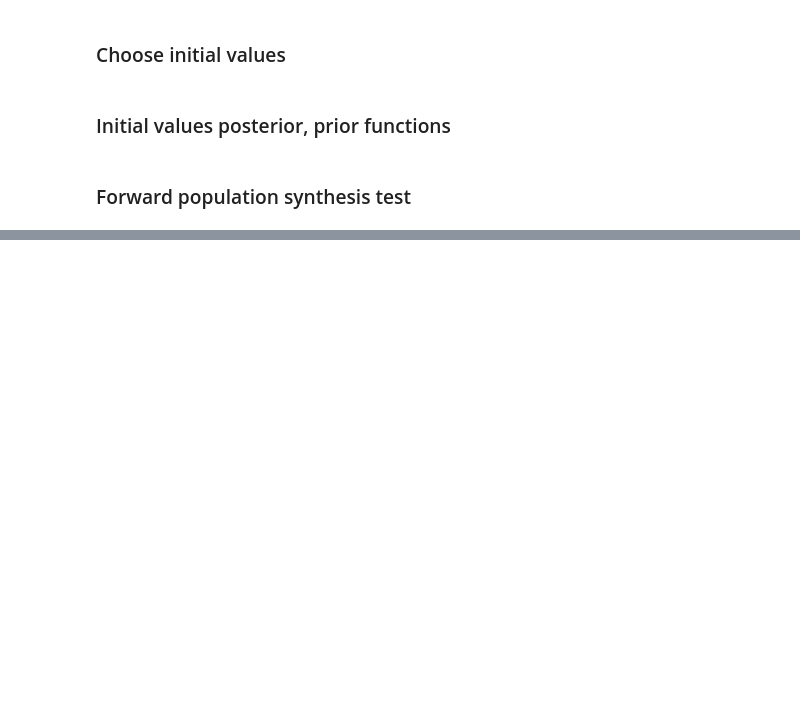
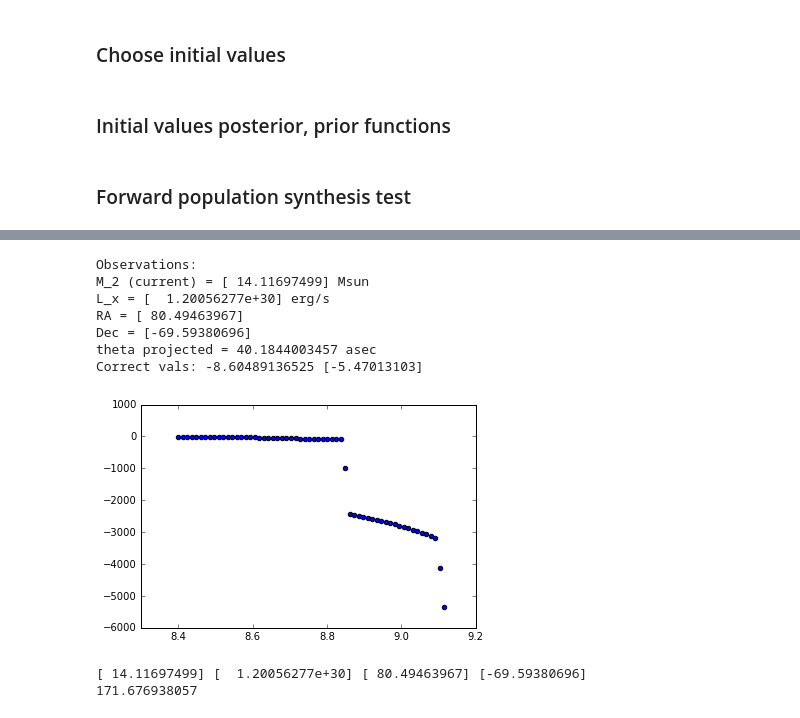
Before and after one commit to astroJeff/XRB, a Jupyter notebook: notebooks/LMC HMXB.ipynb, the cells around one changed output, grey strips where cells are left out. Saved outputs shown, nothing was run; the diff lists cells and outputs as text; code cells hidden in the pictures; blank space fills up the shorter version.

```diff
--- a/notebooks/LMC HMXB.ipynb
+++ b/notebooks/LMC HMXB.ipynb
@@ -952,20 +986,16 @@ def ln_priors_initial(x):
 
     return 0.0
 # %%
-def full_forward(M1, M2, A, v_k, theta, phi, t_obs):
+def full_forward(M1, M2, A, ecc, v_k, theta, phi, t_obs):
 
     # MT phase
-    M_1_b, M_2_b, A_b = func_MT_forward(M1, M2, A)
+    M_1_b, M_2_b, A_b = func_MT_forward(M1, M2, A, ecc)
 
     # SN
     A_tmp, v_sys_tmp, e_tmp = func_SN_forward(M_1_b, M_2_b, A_b, v_k, theta, phi)
 
-#    print M1, M2, A, v_k, theta, phi, t_obs, e_tmp, M_1_b, M_2_b, A_b
-#    print func_SN_forward(M_1_b, M_2_b, A_b, v_k, theta, phi)
-
-
     # XRB
-    M_2_tmp, L_x_tmp = func_Lx_forward(M1, M2, M_2_b, A_tmp, t_obs)
+    M_2_tmp, L_x_tmp = func_Lx_forward(M1, M2, M_2_b, A_tmp, e_tmp, t_obs)
 
     return M_2_tmp, L_x_tmp, v_sys_tmp
 # %% [markdown]
@@ -1101,8 +1141,9 @@ t_obs = 40.0
 v_k = 60.0
 theta = 1.66
 phi = 1.9
+ecc = 0.1
 
-M2_d, L_x, v_sys = full_forward(M1, M2, A, v_k, theta, phi, t_obs)
+M2_d, L_x, v_sys = full_forward(M1, M2, A, ecc, v_k, theta, phi, t_obs)
 t_post_SN = (t_obs - func_sse_tmax(M1)) * 1.0e6 * yr_to_sec
 
 #ran_theta = get_theta(1)
@@ -1113,44 +1154,56 @@ ran_phi = get_phi(1)
 theta_proj_test = np.sin(ran_theta) * v_sys * t_post_SN / dist_LMC
 delta_dec = theta_proj_test * np.sin(ran_phi)
 dec = dec_b + rad_to_dec(delta_dec)
 delta_ra = np.sign(np.sin(ran_phi)) * np.sqrt((theta_proj_test**2 - delta_dec**2) / (np.cos(dec_to_rad(dec_b)) * np.cos(dec_to_rad(dec))))
 ra = ra_b + rad_to_dec(delta_ra)
 #ra = ra_b + rad_to_dec(theta_proj_test/np.cos(dec_b) * np.cos(ran_phi))
 
 
 # Observed values today
 print "Observations:"
 print "M_2 (current) =", M2_d, "Msun"
 print "L_x =", L_x, "erg/s"
 print "RA =", ra
 print "Dec =", dec
 print "theta projected =", theta_proj_test/asec_to_rad, "asec"
 
 # Testing
 args = M2_d, L_x, ra, dec
 
-x = M1, M2, A, v_k, theta, phi, ra_b, dec_b, t_b
-y = ra, dec, M1, M2, A, v_k, theta, phi, ra_b, dec_b, t_b
+x = M1, M2, A, ecc, v_k, theta, phi, ra_b, dec_b, t_b
+y = ra, dec, M1, M2, A, ecc, v_k, theta, phi, ra_b, dec_b, t_b
 print "Correct vals:", ln_priors(y), ln_posterior(x, args)
 
 
 M1_test = np.linspace(8.0, 9.2, 100)
 for m in M1_test:
-    x = m, M2, A, v_k, theta, phi, ra_b, dec_b, t_b
+    x = m, M2, A, ecc, v_k, theta, phi, ra_b, dec_b, t_b
 #    print m, ln_posterior(x, args)
     plt.scatter(m, ln_posterior(x, args))
 #print "Incorrect vals:", ln_priors(x), ln_posterior(x, args)
 #plt.ylim(-100, -15)
 
 plt.show()
+# %% [output]
+Observations:
+M_2 (current) = [ 14.11697499] Msun
+L_x = [  1.20056277e+30] erg/s
+RA = [ 80.49463967]
+Dec = [-69.59380696]
+theta projected = 40.1844003457 asec
+Correct vals: -8.60489136525 [-5.47013103]
+[figure, added]
 # %%
 start_time = time.time()
 
 print M2_d, L_x, ra, dec
 
-sampler = run_emcee(M2_d, L_x, ra, dec, nburn=10000, nsteps=10000)
+sampler = run_emcee(M2_d, L_x, ra, dec, nburn=10, nsteps=10)
 
 print time.time()-start_time
+# %% [output]
+[ 14.11697499] [  1.20056277e+30] [ 80.49463967] [-69.59380696]
+171.676938057
 # %%
 corner.hist2d(sampler.flatchain.T[0], sampler.flatchain.T[1])
 plt.axhline(M2)
```
Also changed, not shown: parts of 13 cells of this notebook.
